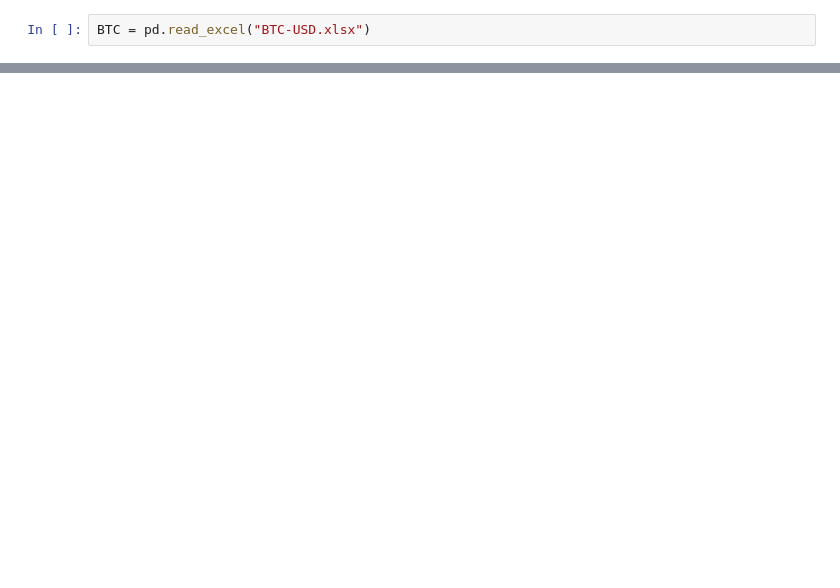
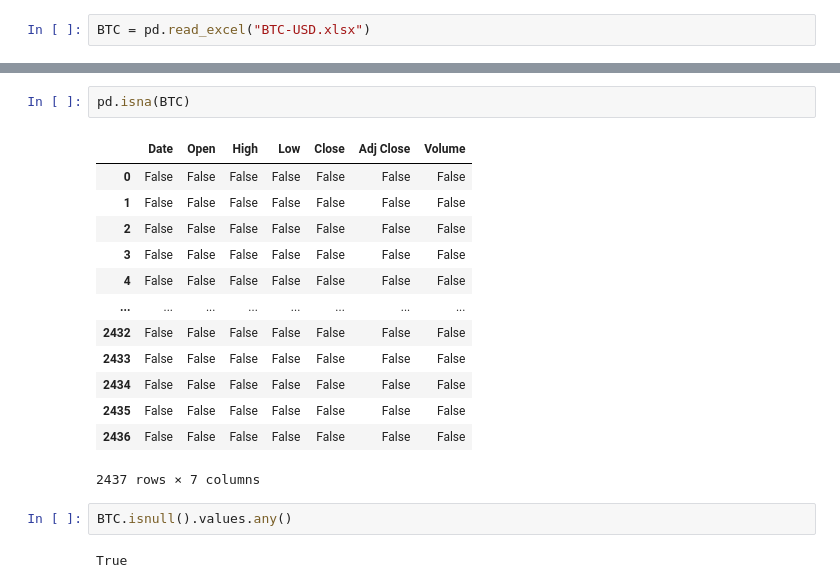
Before and after one commit to KennethWYLee/BasicPython, a Jupyter notebook: AI_bitcoin_prediction.ipynb, the cells around one changed output, grey strips where cells are left out. Drawn from its saved outputs; the diff is of its cells as text; blank space fills up the shorter version.

```diff
--- a/AI_bitcoin_prediction.ipynb
+++ b/AI_bitcoin_prediction.ipynb
@@ -64,0 +117,20 @@ BTC.shape
+# %%
+pd.isna(BTC)
+# %% [output]
+|  | Date | Open | High | Low | Close | Adj Close | Volume |
+| 0 | False | False | False | False | False | False | False |
+| 1 | False | False | False | False | False | False | False |
+| 2 | False | False | False | False | False | False | False |
+| 3 | False | False | False | False | False | False | False |
+| 4 | False | False | False | False | False | False | False |
+| ... | ... | ... | ... | ... | ... | ... | ... |
+| 2432 | False | False | False | False | False | False | False |
+| 2433 | False | False | False | False | False | False | False |
+| 2434 | False | False | False | False | False | False | False |
+| 2435 | False | False | False | False | False | False | False |
+| 2436 | False | False | False | False | False | False | False |
+2437 rows × 7 columns
+# %%
+BTC.isnull().values.any()
+# %% [output]
+True
```
Also changed, not shown: parts of 41 cells of this notebook.
